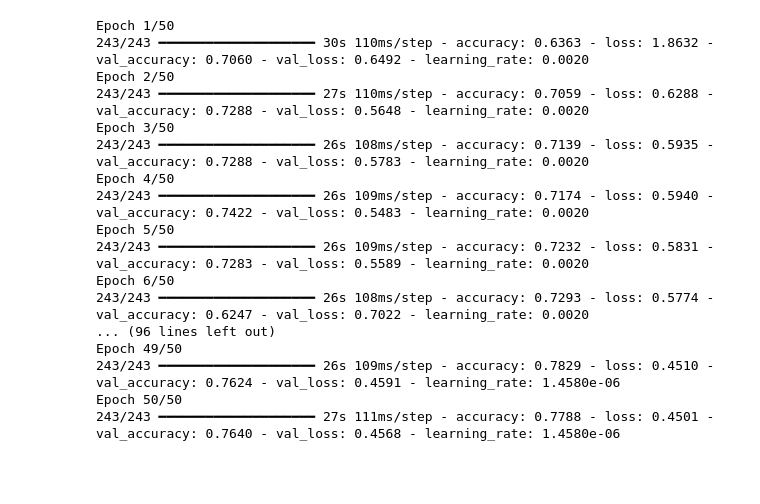
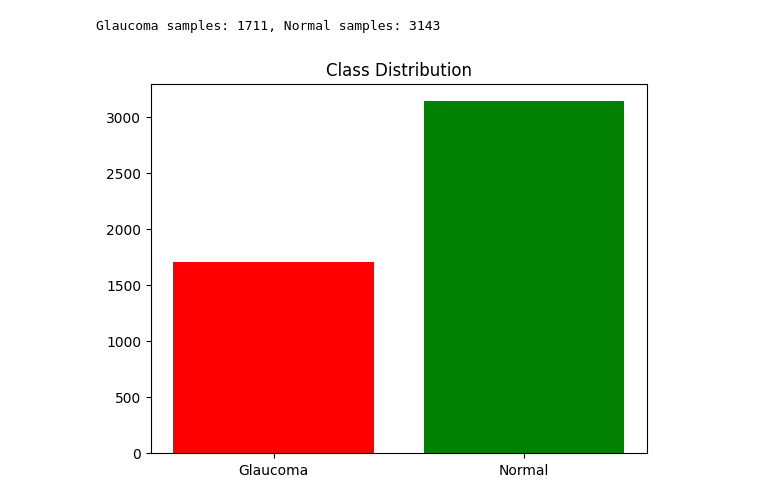
Before and after one commit to S4DIB/EEG-499A, a Jupyter notebook: sadib499.ipynb, the cells around one changed output. Cells and saved outputs as stored; diff of their text form; code cells hidden in the pictures; blank space fills up the shorter version.

Commit message:
Kaggle Notebook | Sadib499 | Version 2

```diff
--- a/sadib499.ipynb
+++ b/sadib499.ipynb
@@ -102,25 +0,0 @@ reduce_lr = ReduceLROnPlateau(monitor='val_loss', factor=0.3, patience=3, verbos
-# %%
-history = model.fit(
-    train_dataset,
-    validation_data=val_dataset,
-    epochs=50,
-    callbacks=[early_stopping, reduce_lr]
-)
-# %% [output]
-Epoch 1/50
-243/243 ━━━━━━━━━━━━━━━━━━━━ 30s 110ms/step - accuracy: 0.6363 - loss: 1.8632 - val_accuracy: 0.7060 - val_loss: 0.6492 - learning_rate: 0.0020
-Epoch 2/50
-243/243 ━━━━━━━━━━━━━━━━━━━━ 27s 110ms/step - accuracy: 0.7059 - loss: 0.6288 - val_accuracy: 0.7288 - val_loss: 0.5648 - learning_rate: 0.0020
-Epoch 3/50
-243/243 ━━━━━━━━━━━━━━━━━━━━ 26s 108ms/step - accuracy: 0.7139 - loss: 0.5935 - val_accuracy: 0.7288 - val_loss: 0.5783 - learning_rate: 0.0020
-Epoch 4/50
-243/243 ━━━━━━━━━━━━━━━━━━━━ 26s 109ms/step - accuracy: 0.7174 - loss: 0.5940 - val_accuracy: 0.7422 - val_loss: 0.5483 - learning_rate: 0.0020
-Epoch 5/50
-243/243 ━━━━━━━━━━━━━━━━━━━━ 26s 109ms/step - accuracy: 0.7232 - loss: 0.5831 - val_accuracy: 0.7283 - val_loss: 0.5589 - learning_rate: 0.0020
-Epoch 6/50
-243/243 ━━━━━━━━━━━━━━━━━━━━ 26s 108ms/step - accuracy: 0.7293 - loss: 0.5774 - val_accuracy: 0.6247 - val_loss: 0.7022 - learning_rate: 0.0020
-... (96 lines left out)
-Epoch 49/50
-243/243 ━━━━━━━━━━━━━━━━━━━━ 26s 109ms/step - accuracy: 0.7829 - loss: 0.4510 - val_accuracy: 0.7624 - val_loss: 0.4591 - learning_rate: 1.4580e-06
-Epoch 50/50
-243/243 ━━━━━━━━━━━━━━━━━━━━ 27s 111ms/step - accuracy: 0.7788 - loss: 0.4501 - val_accuracy: 0.7640 - val_loss: 0.4568 - learning_rate: 1.4580e-06
@@ -126,0 +16,23 @@ Epoch 50/50
+# %%
+glaucoma_img_dir = "/kaggle/input/dataset499/suspicious_glaucoma/image"
+normal_img_dir = "/kaggle/input/dataset499/non_glaucoma/image"
+glaucoma_label_dir = "/kaggle/input/dataset499/suspicious_glaucoma/label"
+normal_label_dir = "/kaggle/input/dataset499/non_glaucoma/label"
+# %%
+def load_image_paths_labels(image_dir, label_dir):
+    image_paths = sorted([os.path.join(image_dir, f) for f in os.listdir(image_dir) if f.endswith(('.png', '.jpg', '.jpeg'))])
+    label_paths = sorted([os.path.join(label_dir, f) for f in os.listdir(label_dir) if f.endswith('.txt')])
+    labels = [int(open(p).read().strip()) for p in label_paths]
+    return image_paths, labels
+
+glaucoma_imgs, glaucoma_labels = load_image_paths_labels(glaucoma_img_dir, glaucoma_label_dir)
+normal_imgs, normal_labels = load_image_paths_labels(normal_img_dir, normal_label_dir)
+print(f"Glaucoma samples: {len(glaucoma_imgs)}, Normal samples: {len(normal_imgs)}")
+# %% [output]
+Glaucoma samples: 1711, Normal samples: 3143
+# %%
+plt.bar(['Glaucoma', 'Normal'], [len(glaucoma_imgs), len(normal_imgs)], color=['red', 'green'])
+plt.title('Class Distribution')
+plt.show()
+# %% [output]
+[figure, added]
```
Also changed, not shown: parts of 24 cells of this notebook.
